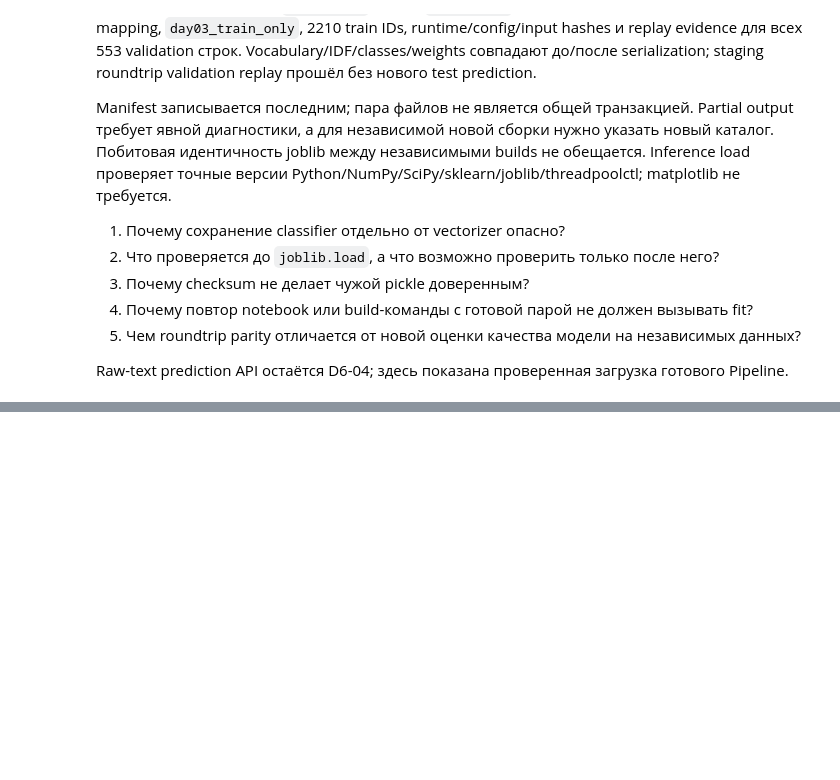
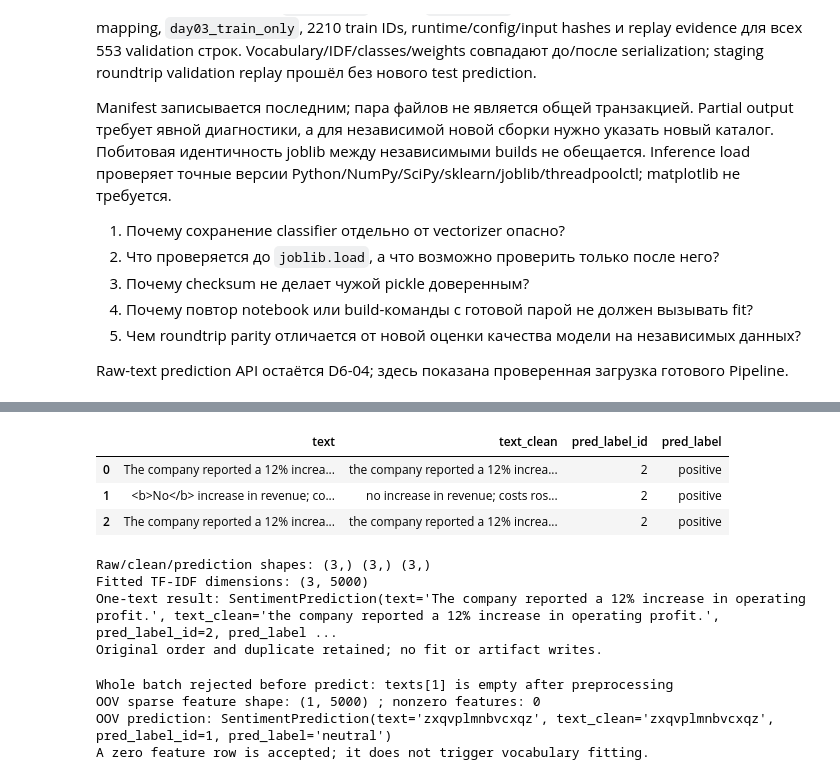
Before and after one commit to HomeboyMakkri/Text-classification, a Jupyter notebook: notebooks/day06_inference.ipynb, the cells around one changed output, grey strips where cells are left out. Drawn from its saved outputs; the diff is of its cells as text; code cells hidden in the pictures; blank space fills up the shorter version.

Commit message:
feat: add typed raw-text batch sentiment inference

```diff
--- a/notebooks/day06_inference.ipynb
+++ b/notebooks/day06_inference.ipynb
@@ -253,0 +264,48 @@ Raw-text prediction API остаётся D6-04; здесь показана пр
+# %%
+from dataclasses import asdict
+from finnews_sentiment.models.predict import SentimentPrediction, predict_texts
+
+raw_batch = [
+    "The company reported a 12% increase in operating profit.",
+    "<b>No</b> increase in revenue; costs rose by €2.5 million.",
+    "The company reported a 12% increase in operating profit.",
+]
+batch_predictions: list[SentimentPrediction] = predict_texts(built_bundle, raw_batch)
+display(pd.DataFrame([asdict(item) for item in batch_predictions]))
+single_prediction: list[SentimentPrediction] = predict_texts(built_bundle, [raw_batch[0]])
+assert single_prediction == [batch_predictions[0]]
+assert batch_predictions[0] == batch_predictions[2]
+assert [item.text for item in batch_predictions] == raw_batch
+print("Raw/clean/prediction shapes:", (len(raw_batch),), (len(batch_predictions),), (len(batch_predictions),))
+print("Fitted TF-IDF dimensions:", (len(raw_batch), build_metadata.n_features))
+print("One-text result:", single_prediction[0])
+print("Original order and duplicate retained; no fit or artifact writes.")
+# %% [output]
+|  | text | text_clean | pred_label_id | pred_label |
+| 0 | The company reported a 12% increa... | the company reported a 12% increa... | 2 | positive |
+| 1 | <b>No</b> increase in revenue; co... | no increase in revenue; costs ros... | 2 | positive |
+| 2 | The company reported a 12% increa... | the company reported a 12% increa... | 2 | positive |
+Raw/clean/prediction shapes: (3,) (3,) (3,)
+Fitted TF-IDF dimensions: (3, 5000)
+One-text result: SentimentPrediction(text='The company reported a 12% increase in operating profit.', text_clean='the company reported a 12% increase in operating profit.', pred_label_id=2, pred_label ...
+Original order and duplicate retained; no fit or artifact writes.
+# %%
+try:
+    predict_texts(built_bundle, [raw_batch[0], "<b></b>"])
+except ValueError as error:
+    print("Whole batch rejected before predict:", error)
+else:
+    raise AssertionError("Empty-after-clean element must reject the batch")
+
+oov_text = "zxqvplmnbvcxqz"
+oov_features = built_bundle.pipeline.named_steps["tfidf"].transform([oov_text])
+assert oov_features.nnz == 0
+oov_result: SentimentPrediction = predict_texts(built_bundle, [oov_text])[0]
+print("OOV sparse feature shape:", oov_features.shape, "; nonzero features:", oov_features.nnz)
+print("OOV prediction:", oov_result)
+print("A zero feature row is accepted; it does not trigger vocabulary fitting.")
+# %% [output]
+Whole batch rejected before predict: texts[1] is empty after preprocessing
+OOV sparse feature shape: (1, 5000) ; nonzero features: 0
+OOV prediction: SentimentPrediction(text='zxqvplmnbvcxqz', text_clean='zxqvplmnbvcxqz', pred_label_id=1, pred_label='neutral')
+A zero feature row is accepted; it does not trigger vocabulary fitting.
```
Also changed, not shown: parts of 2 cells of this notebook, 5 other files.
